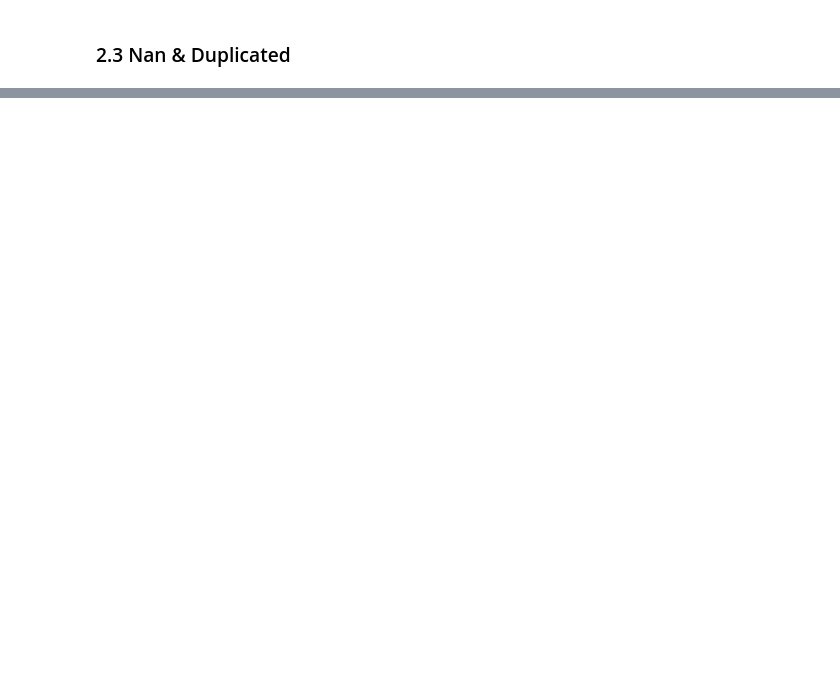
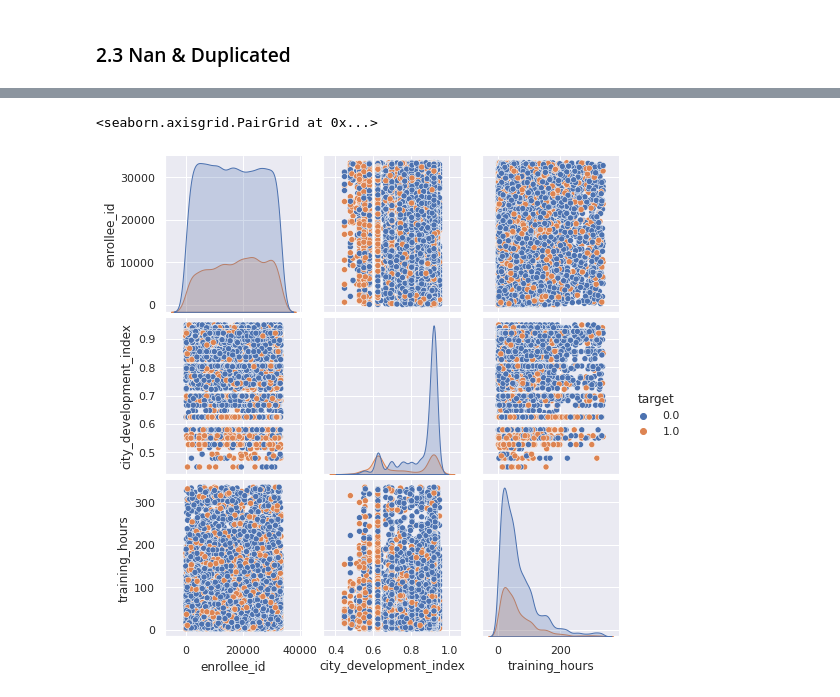
Before and after one commit to AlexandreGazagnes/about-mlflow, a Jupyter notebook: 00_Data_Exploration.ipynb, the cells around one changed output, grey strips where cells are left out. Cells and saved outputs as stored; diff of their text form; code cells hidden in the pictures; blank space fills up the shorter version.

```diff
--- a/00_Data_Exploration.ipynb
+++ b/00_Data_Exploration.ipynb
@@ -101,0 +262,5 @@ df.enrollee_id.duplicated().sum()
+# %%
+sns.pairplot(df, hue="target")
+# %% [output]
+<seaborn.axisgrid.PairGrid at 0x...>
+[figure, added]
```
Also changed, not shown: parts of 21 cells of this notebook.
